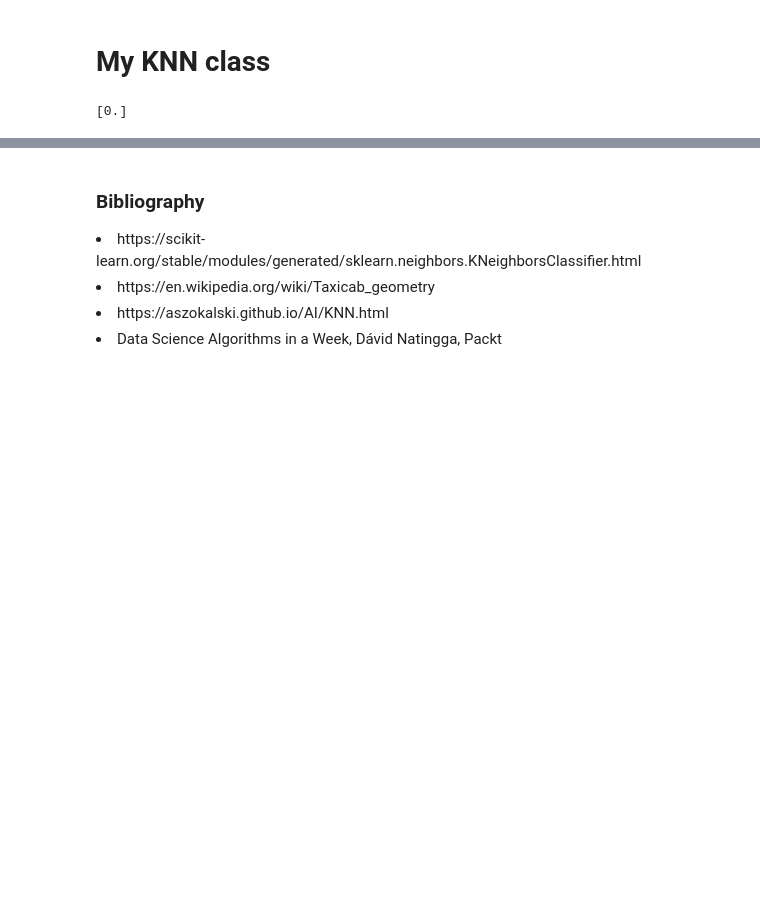
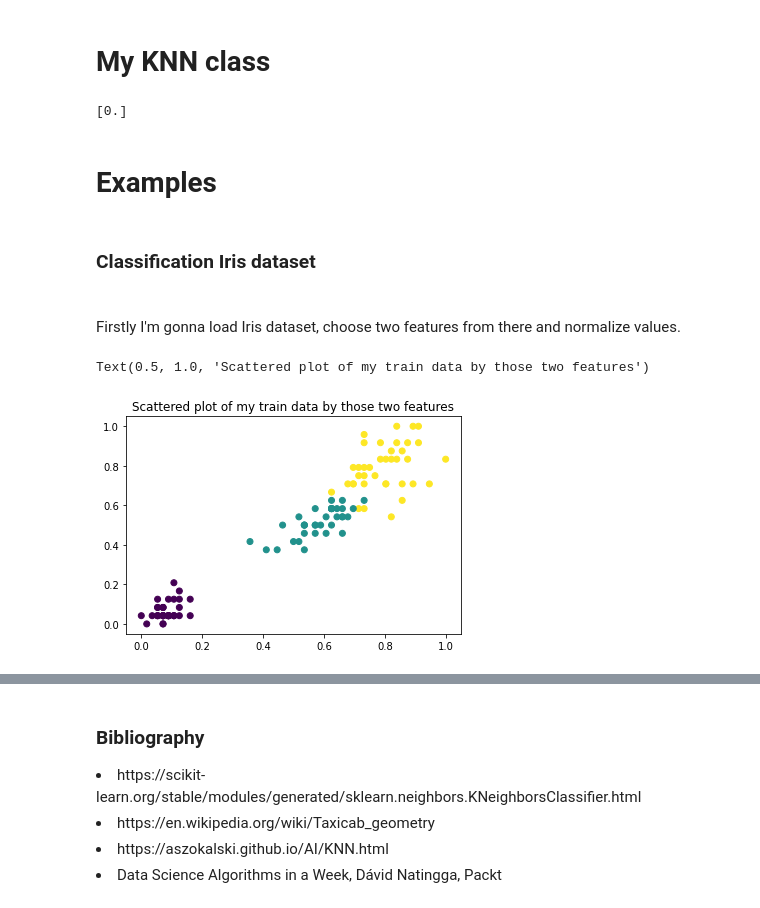
Before and after one commit to KosAqH/ML-algorithms, a Jupyter notebook: knn.ipynb, the cells around one changed output, grey strips where cells are left out. Cells and saved outputs as stored; diff of their text form; code cells hidden in the pictures; blank space fills up the shorter version.

Commit message:
knn - example

```diff
--- a/knn.ipynb
+++ b/knn.ipynb
@@ -21,3 +26,5 @@ import numpy as np
+# %%
+plt.rcParams['figure.figsize'] = [12, 8]
 # %% [markdown]
 <h2>Implementing metrics</h2>
 # %% [markdown]
@@ -43,0 +60,4 @@ def ManhattanMetrics(p1, p2) -> float:
+# %%
+def normalize(X):
+    X_norm= (X - np.min(X, axis=0))/(np.max(X, axis=0) - np.min(X, axis=0))
+    return X_norm
@@ -44,3 +67,20 @@ def ManhattanMetrics(p1, p2) -> float:
+# %%
+def train_test_split(X, y, train_ratio=0.75, seed=0):
+    m = X.shape[0] # count of rows in data
+
+    np.random.seed(seed)
+    idx_perm = np.random.permutation(m)
+
+    X = X[idx_perm]
+    y = y[idx_perm]
+
+    index = int(np.round(train_ratio * m))
+
+    X_train = X[:index, :]
+    X_test = X[index:, :]
+    y_train = y[:index]
+    y_test = y[index:]
+    return X_train, X_test, y_train, y_test
 # %% [markdown]
 <h1>My KNN class
 # %%
@@ -85,3 +125,23 @@ X = np.array(X)
 y = np.array(y)
 # %% [output]
 [0.]
+# %% [markdown]
+<h1>Examples</h1>
+# %% [markdown]
+<h3>Classification Iris dataset<h3>
+# %% [markdown]
+Firstly I'm gonna load Iris dataset, choose two features from there and normalize values.
+# %%
+iris = datasets.load_iris()
+
+X = iris.data[:, 2:4]  # for now I'll use only two features - just to simplify visualization
+y = iris.target
+
+X_train, X_test, y_train, y_test = train_test_split(X,y, seed=0)
+X_train = normalize(X_train)
+X_test = normalize(X_test)
+plt.scatter(X_train[:, 0], X_train[:, 1], c=y_train)
+plt.title("Scattered plot of my train data by those two features")
+# %% [output]
+Text(0.5, 1.0, 'Scattered plot of my train data by those two features')
+[figure, added]
```
Also changed, not shown: parts of 10 cells of this notebook, 2 other files.
